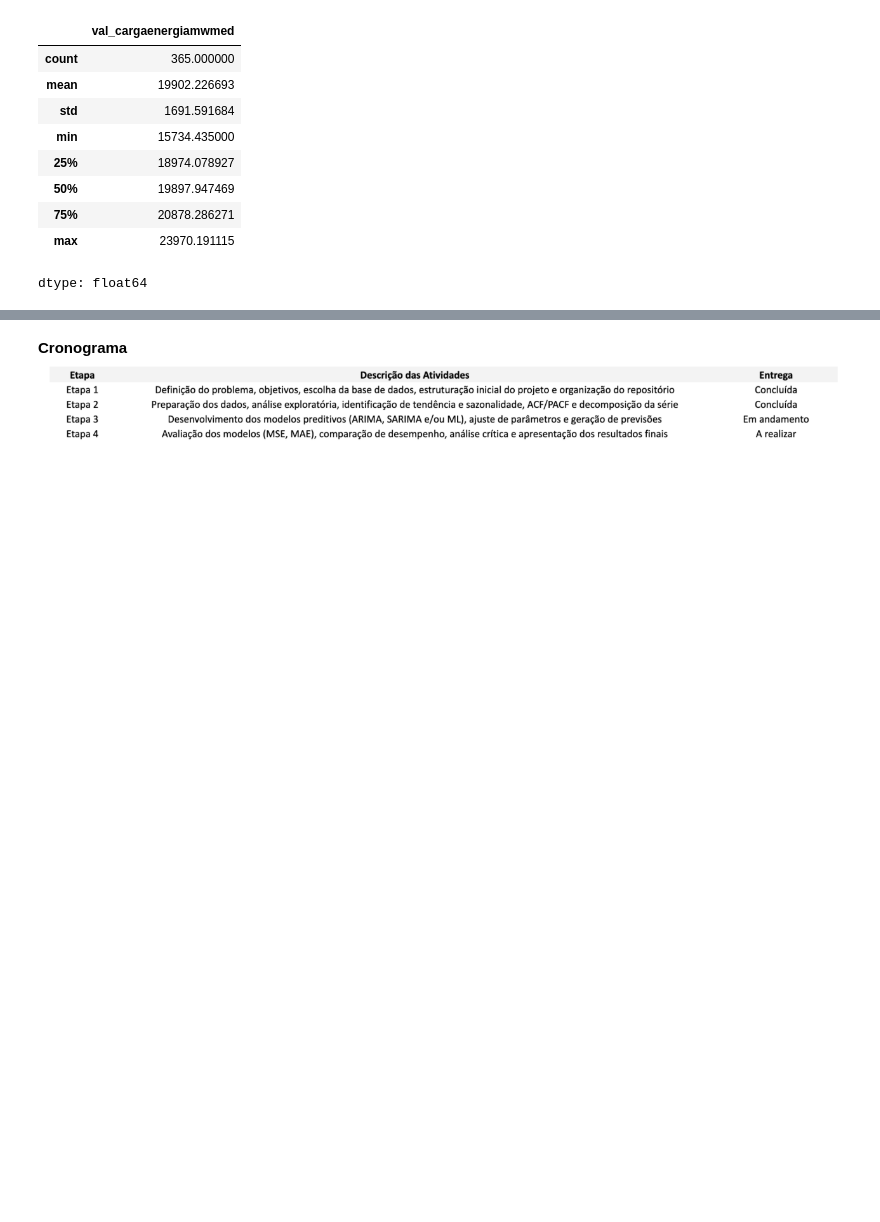
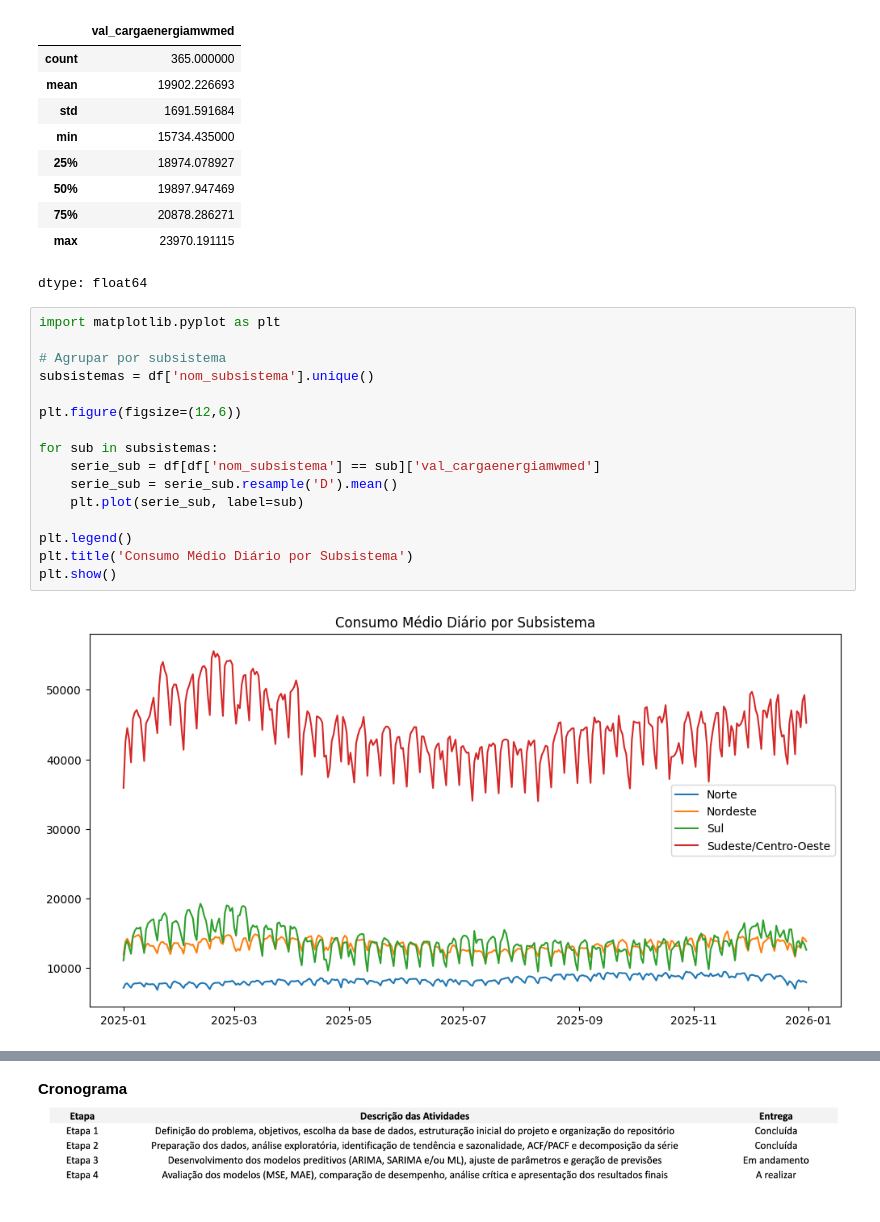
Before and after one commit to thaisja/projeto-aplicado4, a Jupyter notebook: ENERGIA_EDA ENTREGA 4_pynb.ipynb, the cells around one changed output, grey strips where cells are left out. Saved outputs shown, nothing was run; the diff lists cells and outputs as text; blank space fills up the shorter version.

```diff
--- a/ENERGIA_EDA ENTREGA 4_pynb.ipynb
+++ b/ENERGIA_EDA ENTREGA 4_pynb.ipynb
@@ -206,3 +268,21 @@ serie_diaria.describe()
 | 75% | 20878.286271 |
 | max | 23970.191115 |
 dtype: float64
+# %%
+import matplotlib.pyplot as plt
+
+# Agrupar por subsistema
+subsistemas = df['nom_subsistema'].unique()
+
+plt.figure(figsize=(12,6))
+
+for sub in subsistemas:
+    serie_sub = df[df['nom_subsistema'] == sub]['val_cargaenergiamwmed']
+    serie_sub = serie_sub.resample('D').mean()
+    plt.plot(serie_sub, label=sub)
+
+plt.legend()
+plt.title('Consumo Médio Diário por Subsistema')
+plt.show()
+# %% [output]
+[figure, added]
```
Also changed, not shown: parts of 10 cells of this notebook.
